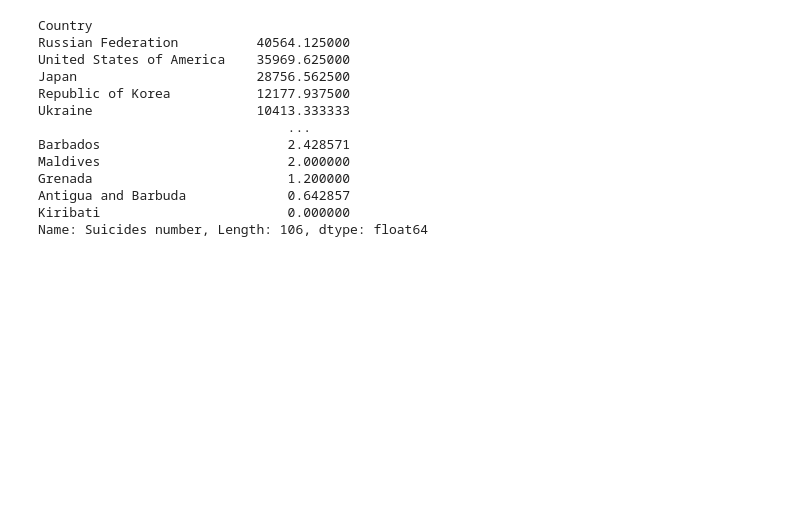
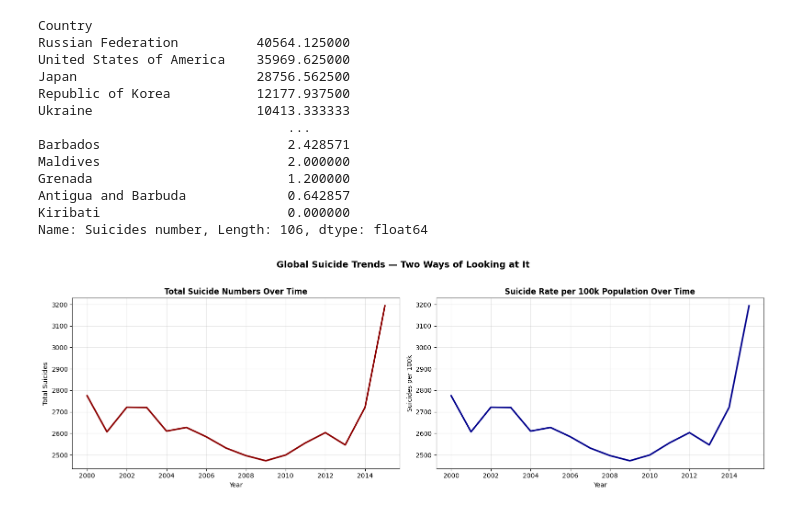
Before and after one commit to wisdomnotai/suicide-eda, a Jupyter notebook: data analysis.ipynb, the cells around one changed output. Drawn from its saved outputs; the diff is of its cells as text; code cells hidden in the pictures; blank space fills up the shorter version.

```diff
--- a/data analysis.ipynb
+++ b/data analysis.ipynb
@@ -94,3 +94,43 @@ Grenada                         1.200000
 Antigua and Barbuda             0.642857
 Kiribati                        0.000000
 Name: Suicides number, Length: 106, dtype: float64
+# %%
+# Q2. Global trend over time
+
+fig, axes = plt.subplots(1, 2, figsize=(16, 5))
+
+# Chart 1 — Raw numbers
+sns.lineplot(data=data,
+             x='Year',
+             y='Suicides number',
+             errorbar=None,
+             color='darkred',
+             linewidth=2.5,
+             ax=axes[0])
+axes[0].set_title('Total Suicide Numbers Over Time',
+                  fontweight='bold')
+axes[0].set_xlabel('Year')
+axes[0].set_ylabel('Total Suicides')
+axes[0].grid(True, alpha=0.3)
+
+# Chart 2 — Per 100k
+yearly = data.groupby('Year')['Suicides number'].mean().reset_index()
+sns.lineplot(data=yearly,
+             x='Year',
+             y='Suicides number',
+             errorbar=None,
+             color='darkblue',
+             linewidth=2.5,
+             ax=axes[1])
+axes[1].set_title('Suicide Rate per 100k Population Over Time',
+                  fontweight='bold')
+axes[1].set_xlabel('Year')
+axes[1].set_ylabel('Suicides per 100k')
+axes[1].grid(True, alpha=0.3)
+
+plt.suptitle('Global Suicide Trends — Two Ways of Looking at It',
+             fontsize=14, fontweight='bold', y=1.02)
+plt.tight_layout()
+plt.show()
+# %% [output]
+[figure, added]
```
Also changed, not shown: parts of 1 cell of this notebook.
